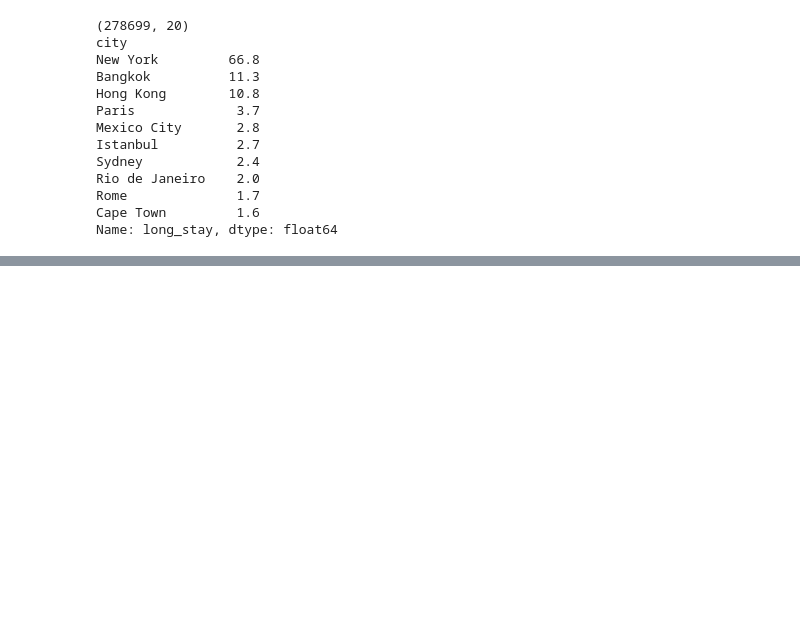
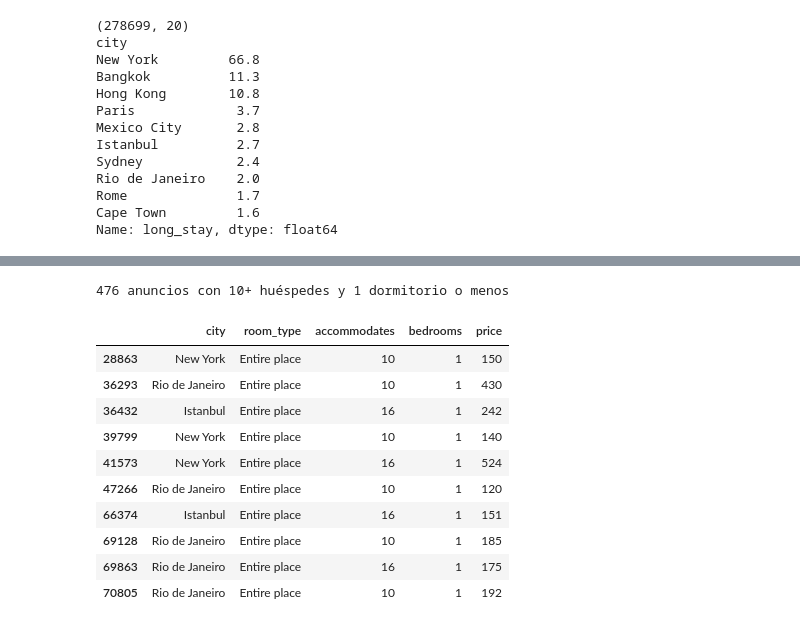
Before and after one commit to PabloArrHdez/Python, a Jupyter notebook: AirBnb/notebook.ipynb, the cells around one changed output, grey strips where cells are left out. Drawn from its saved outputs; the diff is of its cells as text; code cells hidden in the pictures; blank space fills up the shorter version.

```diff
--- a/AirBnb/notebook.ipynb
+++ b/AirBnb/notebook.ipynb
@@ -313,0 +334,18 @@ memory usage: 39.1+ MB
+# %%
+# 3. Coherencia con dormitorios: muchos huéspedes en pocos dormitorios
+incoherentes = listings_reduce[(listings_reduce["accommodates"] >= 10) & (listings_reduce["bedrooms"] <= 1)]
+print(len(incoherentes), "anuncios con 10+ huéspedes y 1 dormitorio o menos")
+incoherentes[["city", "room_type", "accommodates", "bedrooms", "price"]].head(10)
+# %% [output]
+476 anuncios con 10+ huéspedes y 1 dormitorio o menos
+|  | city | room_type | accommodates | bedrooms | price |
+| 28863 | New York | Entire place | 10 | 1 | 150 |
+| 36293 | Rio de Janeiro | Entire place | 10 | 1 | 430 |
+| 36432 | Istanbul | Entire place | 16 | 1 | 242 |
+| 39799 | New York | Entire place | 10 | 1 | 140 |
+| 41573 | New York | Entire place | 16 | 1 | 524 |
+| 47266 | Rio de Janeiro | Entire place | 10 | 1 | 120 |
+| 66374 | Istanbul | Entire place | 16 | 1 | 151 |
+| 69128 | Rio de Janeiro | Entire place | 10 | 1 | 185 |
+| 69863 | Rio de Janeiro | Entire place | 16 | 1 | 175 |
+| 70805 | Rio de Janeiro | Entire place | 10 | 1 | 192 |
```
Also changed, not shown: parts of 4 cells of this notebook.
